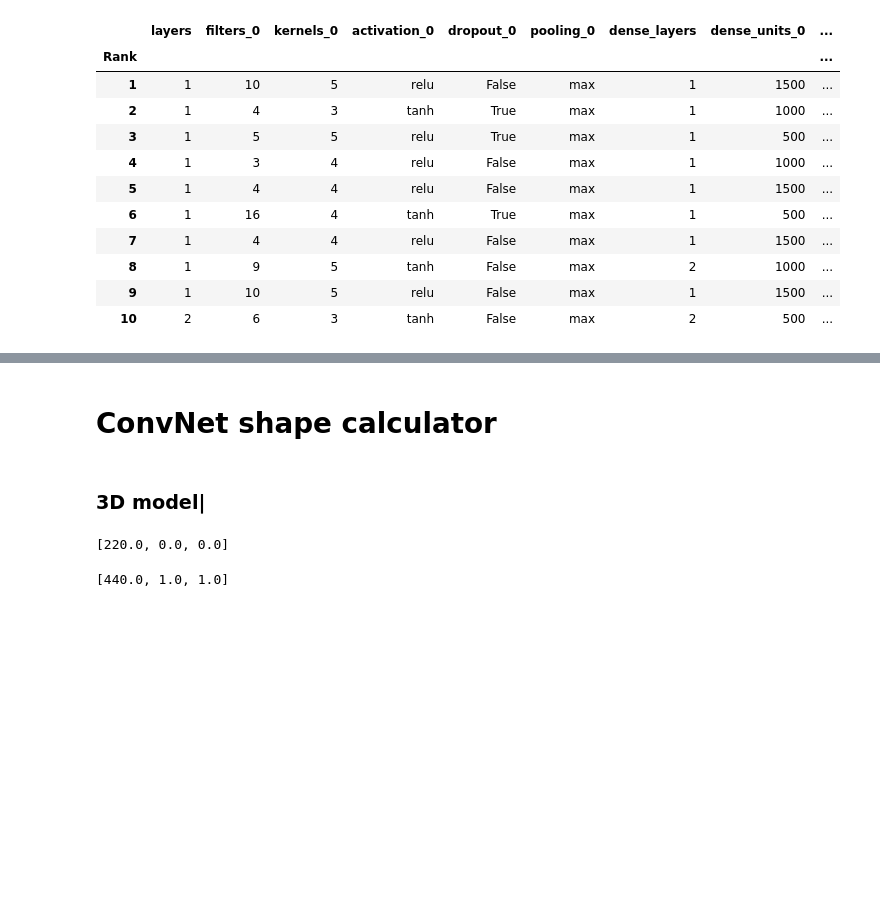
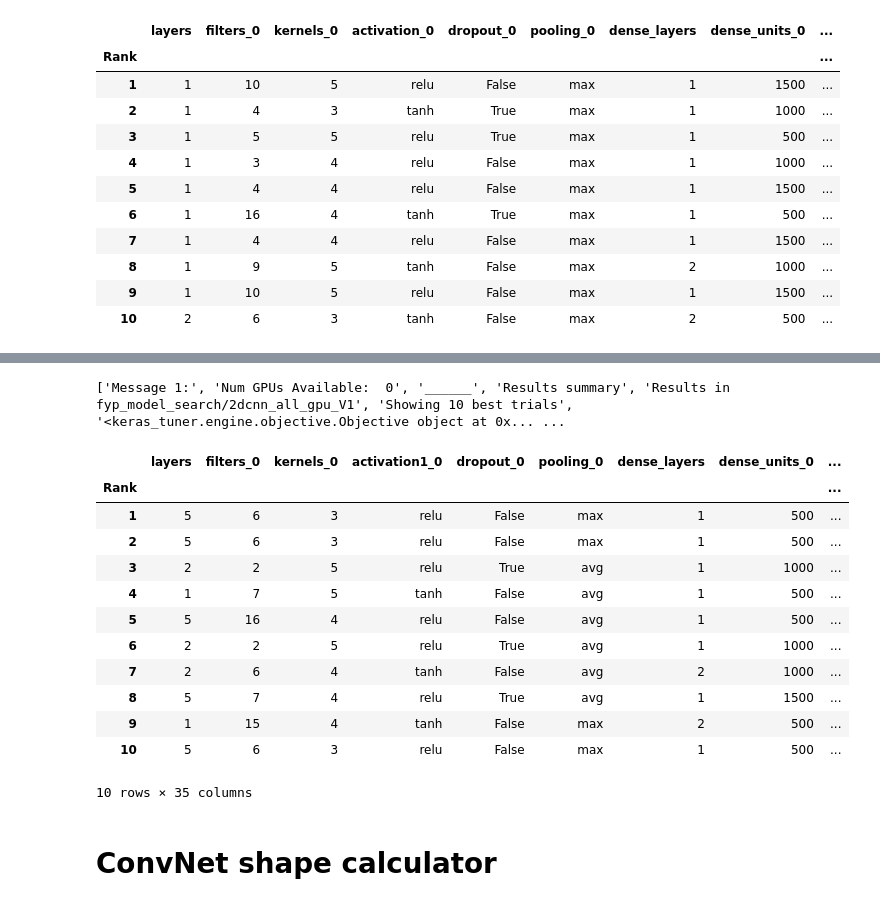
Before and after one commit to MC-Kangan/FYP_Ultrasound_Imaging_ML, a Jupyter notebook: Model_tester.ipynb, the cells around one changed output, grey strips where cells are left out. Cells and saved outputs as stored; diff of their text form; code cells hidden in the pictures; blank space fills up the shorter version.

```diff
--- a/Model_tester.ipynb
+++ b/Model_tester.ipynb
@@ -164,9 +330,12 @@ def read_keras_tuner_log(filename):
     with open(f'Keras_tuner_log/{filename}.txt') as f:
         contents = f.read().splitlines()
 
-    info = contents[:9]
+    j = 0
+    while contents[j] != 'Trial summary':
+        j += 1
+    info = contents[:j]
     print(info)
-    result = contents[9:]
+    result = contents[j:]
 
     rank = 0
     model_compile = []
@@ -224,8 +393,25 @@ read_keras_tuner_log('o7121864')
 | 8 | 1 | 11 | 5 | tanh | False | avg | 1000 | False | 0.00011750076109837058 | ... |
 | 9 | 1 | 12 | 5 | relu | True | avg | 1500 | True | 0.0001217170995230137 | ... |
 | 10 | 1 | 5 | 4 | tanh | True | max | 1000 | True | 0.0001735701471314462 | ... |
-# %% [markdown]
-# ConvNet shape calculator
+# %%
+read_keras_tuner_log('o7153821') # Not valid (only 100 data)
+# %% [output]
+['Message 1:', 'Num GPUs Available:  0', '______', 'Results summary', 'Results in fyp_model_search/2dcnn_all_gpu_V1', 'Showing 10 best trials', '<keras_tuner.engine.objective.Objective object at 0x... ...
+|  | layers | filters_0 | kernels_0 | activation1_0 | dropout_0 | pooling_0 | dense_layers | dense_units_0 | ... |
+| Rank |  |  |  |  |  |  |  |  | ... |
+| 1 | 5 | 6 | 3 | relu | False | max | 1 | 500 | ... |
+| 2 | 5 | 6 | 3 | relu | False | max | 1 | 500 | ... |
+| 3 | 2 | 2 | 5 | relu | True | avg | 1 | 1000 | ... |
+| 4 | 1 | 7 | 5 | tanh | False | avg | 1 | 500 | ... |
+| 5 | 5 | 16 | 4 | relu | False | avg | 1 | 500 | ... |
+| 6 | 2 | 2 | 5 | relu | True | avg | 1 | 1000 | ... |
+| 7 | 2 | 6 | 4 | tanh | False | avg | 2 | 1000 | ... |
+| 8 | 5 | 7 | 4 | relu | True | avg | 1 | 1500 | ... |
+| 9 | 1 | 15 | 4 | tanh | False | max | 2 | 500 | ... |
+| 10 | 5 | 6 | 3 | relu | False | max | 1 | 500 | ... |
+10 rows × 35 columns
+# %% [markdown]
+# ConvNet shape calculator
 # %%
 def ConvSize(input_shape = [895, 16, 16], stride = [1, 1, 1], kernal_shape = [3, 3, 3], zero_pad = 0):
     out_shape = []
@@ -240,28 +426,3 @@ def Pooling(input_shape = [895, 16, 16], stride = [2, 2, 2], pool_shape = [2, 2,
         out = np.floor((input_shape[i] - pool_shape[i]) / stride[i]) + 1
         out_shape.append(out)
     return out_shape
-# %% [markdown]
-### 3D model|
-# %%
-# Maximum 2 conv layer followed by 2 pool layer
-lay1 = ConvSize(input_shape = [895, 16, 16], stride = [1, 1, 1], kernal_shape = [3, 3, 3], zero_pad = 0)
-pool1 = Pooling(input_shape = lay1, stride = [2, 2, 2], pool_shape = [2, 2, 2])
-lay2 = ConvSize(input_shape = pool1, stride = [1, 1, 1], kernal_shape = [3, 3, 3], zero_pad = 0)
-pool2 = Pooling(input_shape = lay2, stride = [2, 2, 2], pool_shape = [2, 2, 2])
-lay3 = ConvSize(input_shape = pool2, stride = [1, 1, 1], kernal_shape = [3, 3, 3], zero_pad = 0)
-lay3
-# %% [output]
-[220.0, 0.0, 0.0]
-# %%
-# Maximum 7 conv layer followed by 1 pool layer
-lay1 = ConvSize(input_shape = [895, 16, 16], stride = [1, 1, 1], kernal_shape = [3, 3, 3], zero_pad = 0)
-lay2 = ConvSize(input_shape = lay1, stride = [1, 1, 1], kernal_shape = [3, 3, 3], zero_pad = 0)
-lay3 = ConvSize(input_shape = lay2, stride = [1, 1, 1], kernal_shape = [3, 3, 3], zero_pad = 0)
-lay4 = ConvSize(input_shape = lay3, stride = [1, 1, 1], kernal_shape = [3, 3, 3], zero_pad = 0)
-lay5 = ConvSize(input_shape = lay4, stride = [1, 1, 1], kernal_shape = [3, 3, 3], zero_pad = 0)
-lay6 = ConvSize(input_shape = lay5, stride = [1, 1, 1], kernal_shape = [3, 3, 3], zero_pad = 0)
-lay7 = ConvSize(input_shape = lay6, stride = [1, 1, 1], kernal_shape = [3, 3, 3], zero_pad = 0)
-pool1 = Pooling(input_shape = lay7, stride = [2, 2, 2], pool_shape = [2, 2, 2])
-pool1
-# %% [output]
-[440.0, 1.0, 1.0]
```
Also changed, not shown: parts of 20 cells of this notebook, 2 other files.
